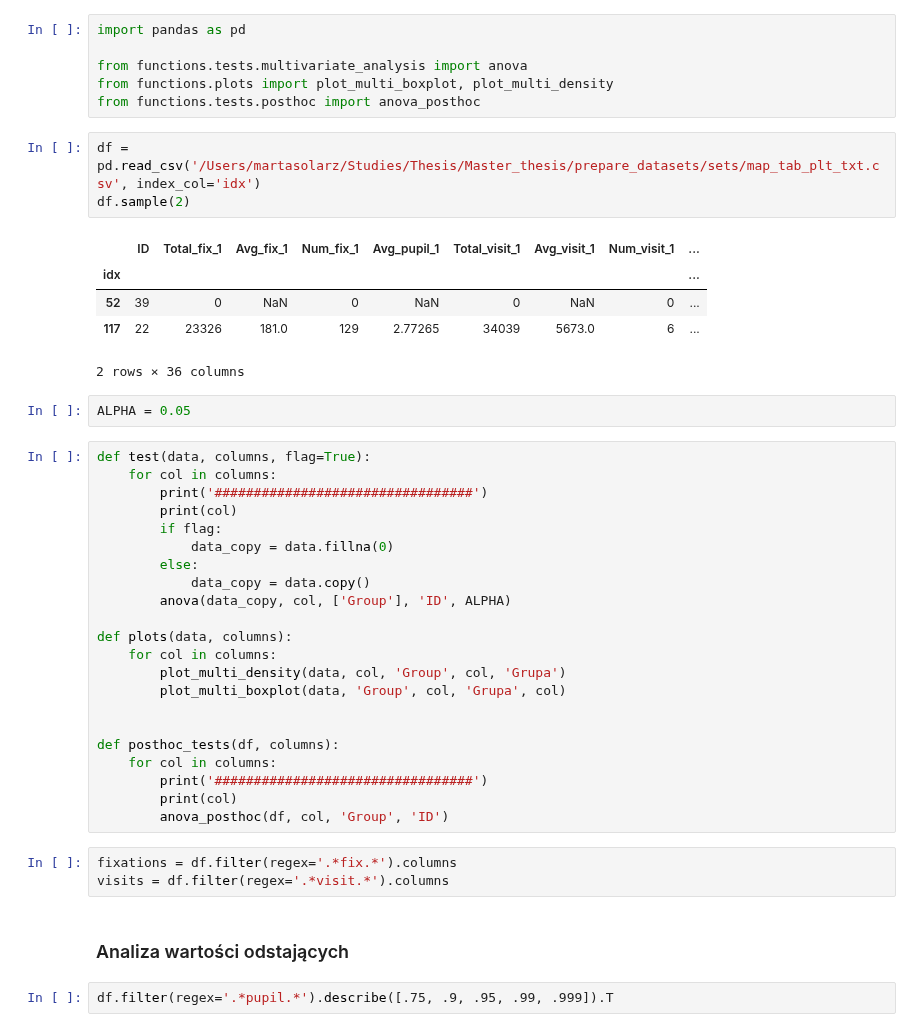
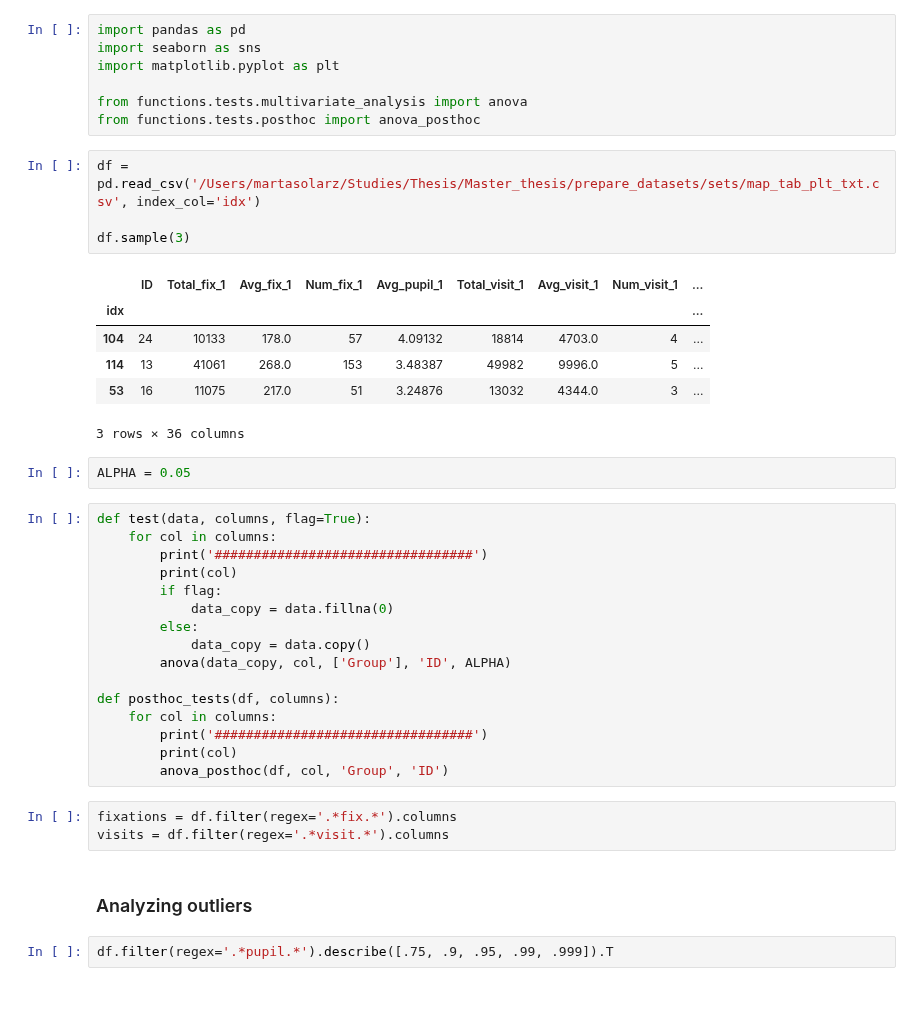
Before and after one commit to MartaSolarz/Master_thesis, a Jupyter notebook: statistical_tests/redundance/8_mapa_tabela_tekst_wykres.ipynb, the cells around one changed output. Saved outputs shown, nothing was run; the diff lists cells and outputs as text; blank space fills up the shorter version.

```diff
--- a/statistical_tests/redundance/8_mapa_tabela_tekst_wykres.ipynb
+++ b/statistical_tests/redundance/8_mapa_tabela_tekst_wykres.ipynb
@@ -23,18 +24,21 @@ POSZCZEGÓLNE DANE:
 # %%
 import pandas as pd
+import seaborn as sns
+import matplotlib.pyplot as plt
 
 from functions.tests.multivariate_analysis import anova
-from functions.plots import plot_multi_boxplot, plot_multi_density
 from functions.tests.posthoc import anova_posthoc
 # %%
 df = pd.read_csv('/Users/martasolarz/Studies/Thesis/Master_thesis/prepare_datasets/sets/map_tab_plt_txt.csv', index_col='idx')
-df.sample(2)
+
+df.sample(3)
 # %% [output]
 |  | ID | Total_fix_1 | Avg_fix_1 | Num_fix_1 | Avg_pupil_1 | Total_visit_1 | Avg_visit_1 | Num_visit_1 | ... |
 | idx |  |  |  |  |  |  |  |  | ... |
-| 52 | 39 | 0 | NaN | 0 | NaN | 0 | NaN | 0 | ... |
-| 117 | 22 | 23326 | 181.0 | 129 | 2.77265 | 34039 | 5673.0 | 6 | ... |
+| 104 | 24 | 10133 | 178.0 | 57 | 4.09132 | 18814 | 4703.0 | 4 | ... |
+| 114 | 13 | 41061 | 268.0 | 153 | 3.48387 | 49982 | 9996.0 | 5 | ... |
+| 53 | 16 | 11075 | 217.0 | 51 | 3.24876 | 13032 | 4344.0 | 3 | ... |
-2 rows × 36 columns
+3 rows × 36 columns
 # %%
 ALPHA = 0.05
 # %%
@@ -48,12 +52,6 @@ def test(data, columns, flag=True):
             data_copy = data.copy()
         anova(data_copy, col, ['Group'], 'ID', ALPHA)
 
-def plots(data, columns):
-    for col in columns:
-        plot_multi_density(data, col, 'Group', col, 'Grupa')
-        plot_multi_boxplot(data, 'Group', col, 'Grupa', col)
-
-
 def posthoc_tests(df, columns):
     for col in columns:
         print('#################################')
@@ -63,7 +61,7 @@ def posthoc_tests(df, columns):
 fixations = df.filter(regex='.*fix.*').columns
 visits = df.filter(regex='.*visit.*').columns
 # %% [markdown]
-### Analiza wartości odstających
+### Analyzing outliers
 # %%
 df.filter(regex='.*pupil.*').describe([.75, .9, .95, .99, .999]).T
 # %% [output]
```
Also changed, not shown: parts of 19 cells of this notebook, 1 other file.
